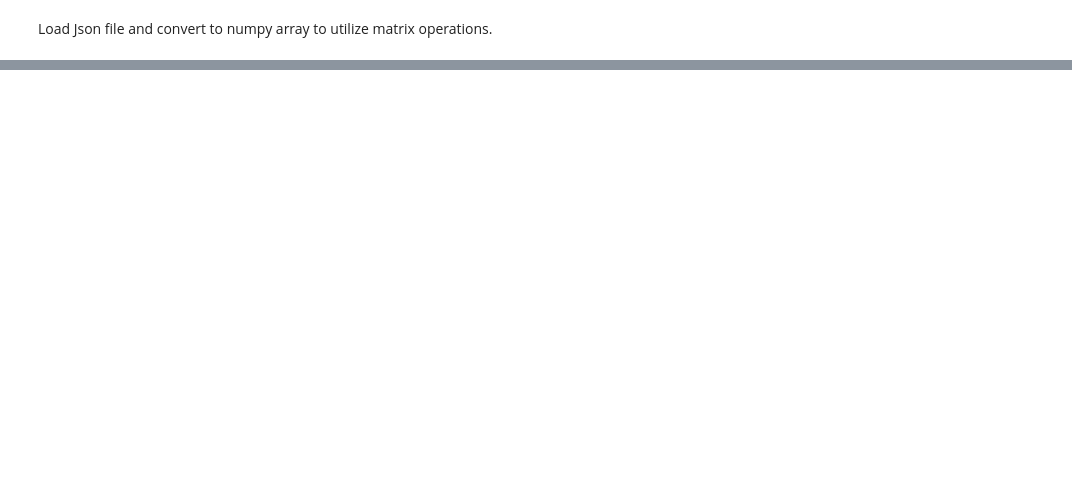
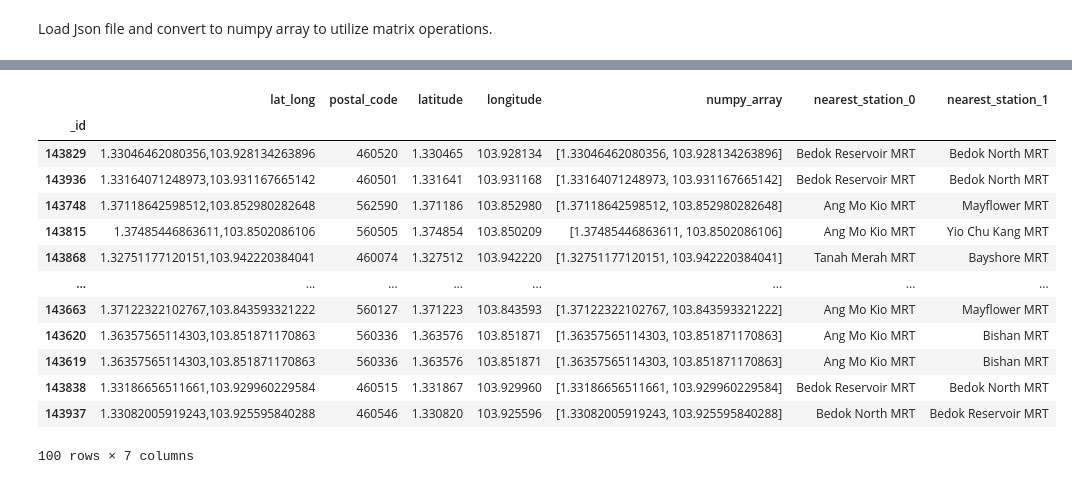
Before and after one commit to sienlonglim/ml_webapp, a Jupyter notebook: data_wrangling.ipynb, the cells around one changed output, grey strips where cells are left out. Saved outputs shown, nothing was run; the diff lists cells and outputs as text; code cells hidden in the pictures; blank space fills up the shorter version.

```diff
--- a/data_wrangling.ipynb
+++ b/data_wrangling.ipynb
@@ -324,9 +342,9 @@ Lastly, location plays a huge role in house pricing, hence
 Using street name and block, I utilized OneMap API to obtain the latitude, longitude, and postal codes of each flat https://www.onemap.gov.sg/docs
 # %%
 @timeit
-def get_location_data(df: pd.DataFrame):
+def get_location_data(address_df: pd.DataFrame):
     # Getting latitude, longitude, postal code
-    def get_lat_long(df : pd.DataFrame, sleeptime : float =0.15):
+    def get_lat_long(address_df : pd.DataFrame, sleeptime : float =0.15):
         '''
         API call to get latitude, longitude, and postal code
         ## Parameters
@@ -340,7 +358,7 @@ def get_location_data(df: pd.DataFrame):
         sleep(sleeptime)
 
         # API call
-        address = df['block'] + ', ' + df['street_name']
+        address = address_df['block'] + ', ' + address_df['street_name']
         try:
             call = f'https://developers.onemap.sg/commonapi/search?searchVal={address}&returnGeom=Y&getAddrDetails=Y'
             response = requests.get(call)
@@ -355,12 +373,13 @@ def get_location_data(df: pd.DataFrame):
             return '0,0 0' # Still return 0 values
 
     def to_numpy_array(lat_long_df):
+        # Build a numpy array from latitude and longitude
         combi = np.array([lat_long_df[0], lat_long_df[1]])
         return combi
 
 
     # This calls the API call function row wise
-    position = df.apply(get_lat_long, axis=1)
+    position = address_df.apply(get_lat_long, axis=1)
 
     try:
         temp_df = position.str.split(expand=True)
@@ -531,7 +551,25 @@ def find_nearest_stations(geo_data_df : pd.DataFrame, mrt_stations : np.array=mr
 
     return nearest_stations
 # %%
-nearest_stations = geo_data_df.apply(find_nearest_stations, n_nearest_stations=2, axis=1, verbose=0)
-nearest_stations_df = pd.DataFrame(nearest_stations.tolist(), index=geo_data_df.index)
+n_nearest_stations = 2
+# Matrix operations to find nearest MRT stations for each row
+nearest_stations = geo_data_df.apply(find_nearest_stations, n_nearest_stations=n_nearest_stations, axis=1, verbose=0)
+nearest_stations_df = pd.DataFrame(nearest_stations.tolist(), index=geo_data_df.index, columns=['nearest_station_'+ str(x) for x in range(n_nearest_stations)])
 geo_data_df = pd.concat([geo_data_df, nearest_stations_df], axis=1)
+geo_data_df
+# %% [output]
+|  | lat_long | postal_code | latitude | longitude | numpy_array | nearest_station_0 | nearest_station_1 |
+| _id |  |  |  |  |  |  |  |
+| 143829 | 1.33046462080356,103.928134263896 | 460520 | 1.330465 | 103.928134 | [1.33046462080356, 103.928134263896] | Bedok Reservoir MRT | Bedok North MRT |
+| 143936 | 1.33164071248973,103.931167665142 | 460501 | 1.331641 | 103.931168 | [1.33164071248973, 103.931167665142] | Bedok Reservoir MRT | Bedok North MRT |
+| 143748 | 1.37118642598512,103.852980282648 | 562590 | 1.371186 | 103.852980 | [1.37118642598512, 103.852980282648] | Ang Mo Kio MRT | Mayflower MRT |
+| 143815 | 1.37485446863611,103.8502086106 | 560505 | 1.374854 | 103.850209 | [1.37485446863611, 103.8502086106] | Ang Mo Kio MRT | Yio Chu Kang MRT |
+| 143868 | 1.32751177120151,103.942220384041 | 460074 | 1.327512 | 103.942220 | [1.32751177120151, 103.942220384041] | Tanah Merah MRT | Bayshore MRT |
+| ... | ... | ... | ... | ... | ... | ... | ... |
+| 143663 | 1.37122322102767,103.843593321222 | 560127 | 1.371223 | 103.843593 | [1.37122322102767, 103.843593321222] | Ang Mo Kio MRT | Mayflower MRT |
+| 143620 | 1.36357565114303,103.851871170863 | 560336 | 1.363576 | 103.851871 | [1.36357565114303, 103.851871170863] | Ang Mo Kio MRT | Bishan MRT |
+| 143619 | 1.36357565114303,103.851871170863 | 560336 | 1.363576 | 103.851871 | [1.36357565114303, 103.851871170863] | Ang Mo Kio MRT | Bishan MRT |
+| 143838 | 1.33186656511661,103.929960229584 | 460515 | 1.331867 | 103.929960 | [1.33186656511661, 103.929960229584] | Bedok Reservoir MRT | Bedok North MRT |
+| 143937 | 1.33082005919243,103.925595840288 | 460546 | 1.330820 | 103.925596 | [1.33082005919243, 103.925595840288] | Bedok North MRT | Bedok Reservoir MRT |
+100 rows × 7 columns
 # %%
```
Also changed, not shown: parts of 21 cells of this notebook.
